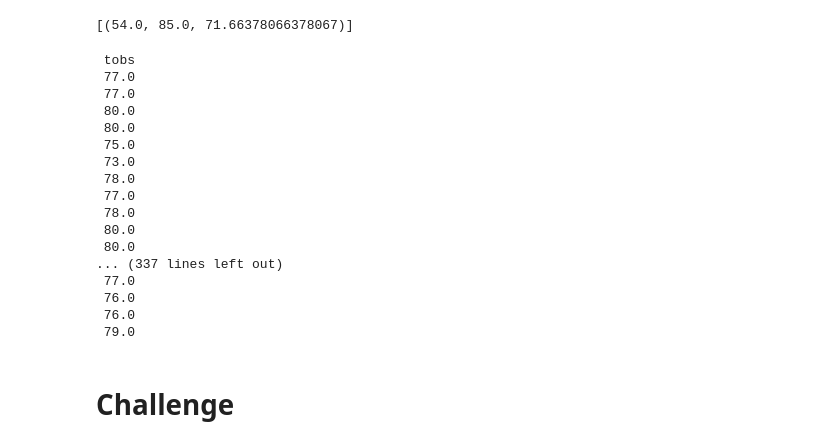
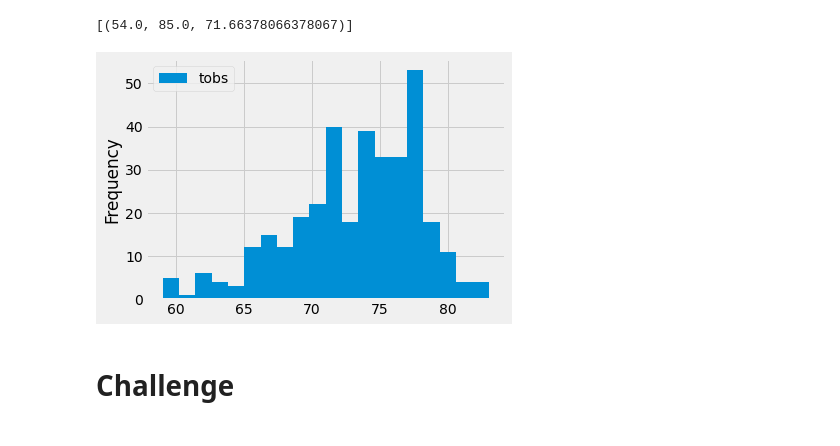
Before and after one commit to es2681/Climate_Analysis, a Jupyter notebook: climate_analysis.ipynb, the cells around one changed output. Saved outputs shown, nothing was run; the diff lists cells and outputs as text; code cells hidden in the pictures.

```diff
--- a/climate_analysis.ipynb
+++ b/climate_analysis.ipynb
@@ -105,35 +105,19 @@ filter(Measurement.station == 'USC00519281').all()
 # %%
 # Choose the station with the highest number of temperature observations.
 # Query the last 12 months of temperature observation data for this station and plot the results as a histogram
 results = session.query(Measurement.tobs).\
 filter(Measurement.station == 'USC00519281').\
 filter(Measurement.date >= prev_year).all()
 
 # Removed the default index and set tobs as the index
 df = pd.DataFrame(results, columns=['tobs'])
 df.set_index(df['tobs'], inplace=True)
 #print(df.to_string(index=False))
 
-df.plot.hist(bins=12)
+df.plot.hist(bins=20)
 plt.tight_layout()
 # %% [output]
- tobs
- 77.0
- 77.0
- 80.0
- 80.0
- 75.0
- 73.0
- 78.0
- 77.0
- 78.0
- 80.0
- 80.0
-... (337 lines left out)
- 77.0
- 76.0
- 76.0
- 79.0
+[figure, added]
 # %%
 # Write a function called `calc_temps` that will accept start date and end date in the format '%Y-%m-%d'
 # and return the minimum, average, and maximum temperatures for that range of dates
```
Also changed, not shown: 1 other file.
